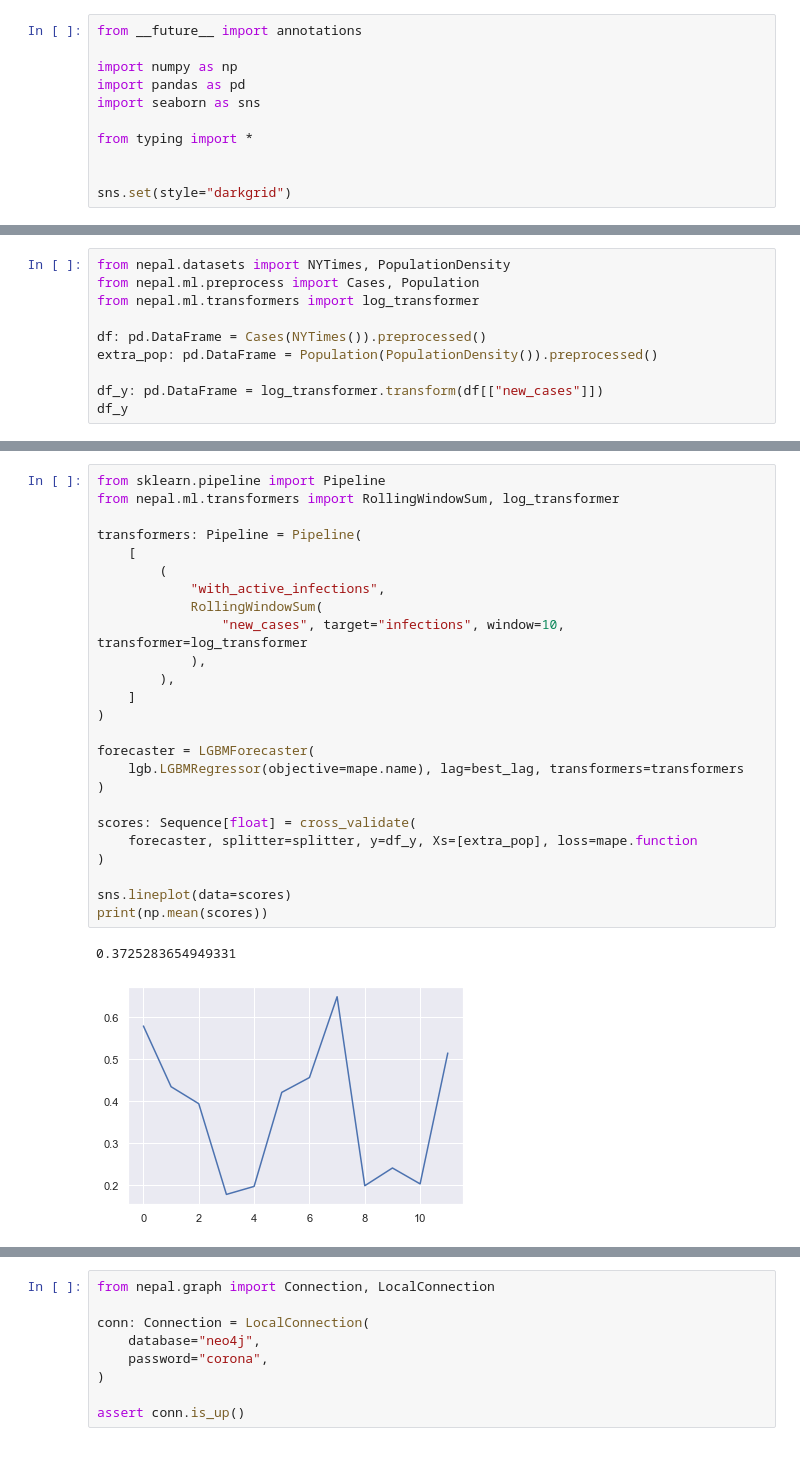
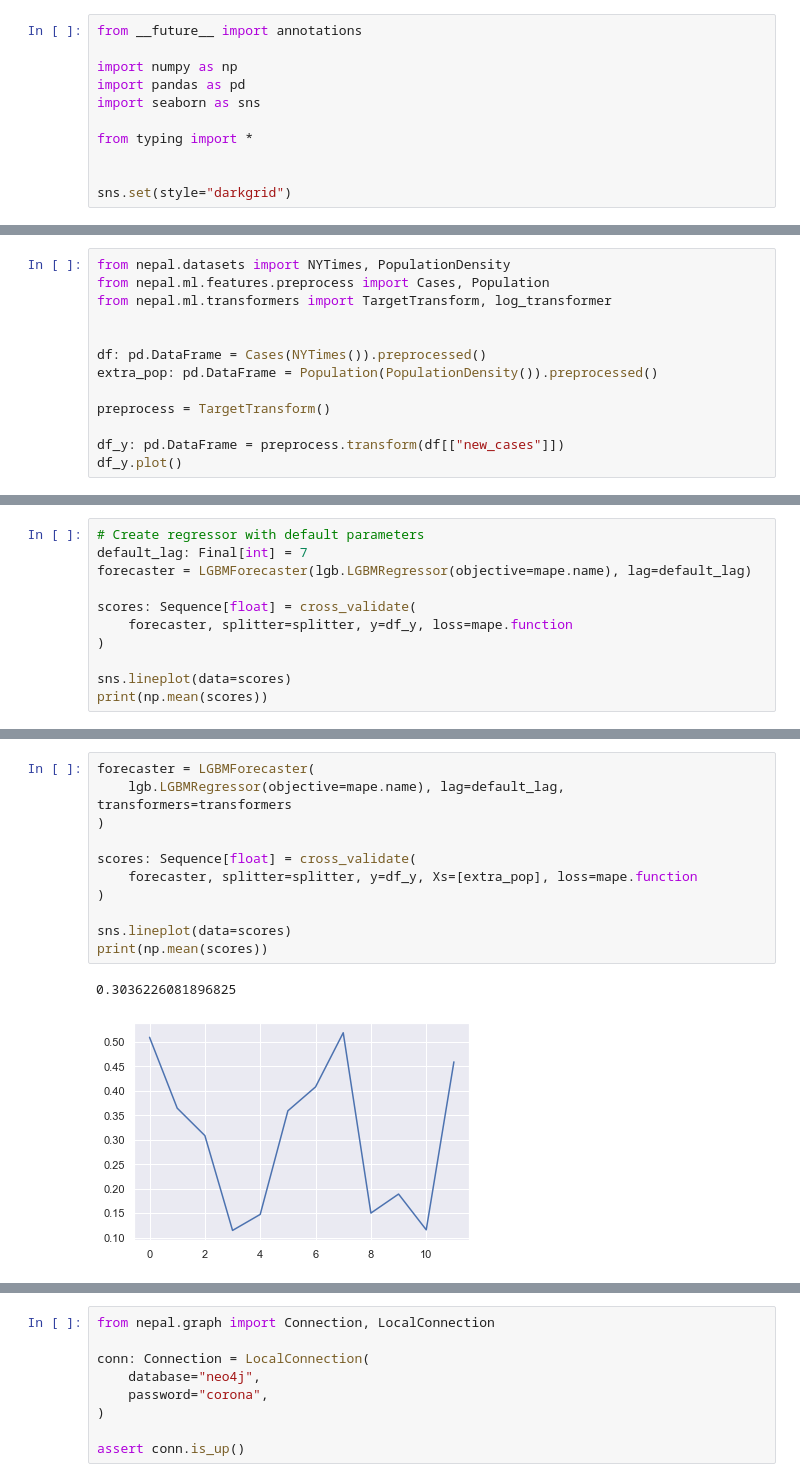
Before and after one commit to vlieven/G0Z39a, a Jupyter notebook: notebooks/test_forecasting.ipynb, the cells around one changed output, grey strips where cells are left out. Drawn from its saved outputs; the diff is of its cells as text.

```diff
--- a/notebooks/test_forecasting.ipynb
+++ b/notebooks/test_forecasting.ipynb
@@ -12,11 +16,14 @@ sns.set(style="darkgrid")
 # %%
 from nepal.datasets import NYTimes, PopulationDensity
-from nepal.ml.preprocess import Cases, Population
-from nepal.ml.transformers import log_transformer
+from nepal.ml.features.preprocess import Cases, Population
+from nepal.ml.transformers import TargetTransform, log_transformer
+
 
 df: pd.DataFrame = Cases(NYTimes()).preprocessed()
 extra_pop: pd.DataFrame = Population(PopulationDensity()).preprocessed()
 
-df_y: pd.DataFrame = log_transformer.transform(df[["new_cases"]])
-df_y
+preprocess = TargetTransform()
+
+df_y: pd.DataFrame = preprocess.transform(df[["new_cases"]])
+df_y.plot()
 # %% [output]
@@ -66,0 +56,11 @@ print(np.mean(scores))
+# %%
+# Create regressor with default parameters
+default_lag: Final[int] = 7
+forecaster = LGBMForecaster(lgb.LGBMRegressor(objective=mape.name), lag=default_lag)
+
+scores: Sequence[float] = cross_validate(
+    forecaster, splitter=splitter, y=df_y, loss=mape.function
+)
+
+sns.lineplot(data=scores)
+print(np.mean(scores))
@@ -80,28 +101,14 @@ print(np.mean(scores))
 # %%
-from sklearn.pipeline import Pipeline
-from nepal.ml.transformers import RollingWindowSum, log_transformer
-
-transformers: Pipeline = Pipeline(
-    [
-        (
-            "with_active_infections",
-            RollingWindowSum(
-                "new_cases", target="infections", window=10, transformer=log_transformer
-            ),
-        ),
-    ]
-)
-
 forecaster = LGBMForecaster(
-    lgb.LGBMRegressor(objective=mape.name), lag=best_lag, transformers=transformers
+    lgb.LGBMRegressor(objective=mape.name), lag=default_lag, transformers=transformers
 )
 
 scores: Sequence[float] = cross_validate(
     forecaster, splitter=splitter, y=df_y, Xs=[extra_pop], loss=mape.function
 )
 
 sns.lineplot(data=scores)
 print(np.mean(scores))
 # %% [output]
-0.3725283654949331
+0.3036226081896825
-[figure, old version]
+[figure, new version]
```
Also changed, not shown: parts of 22 cells of this notebook, 21 other files.
